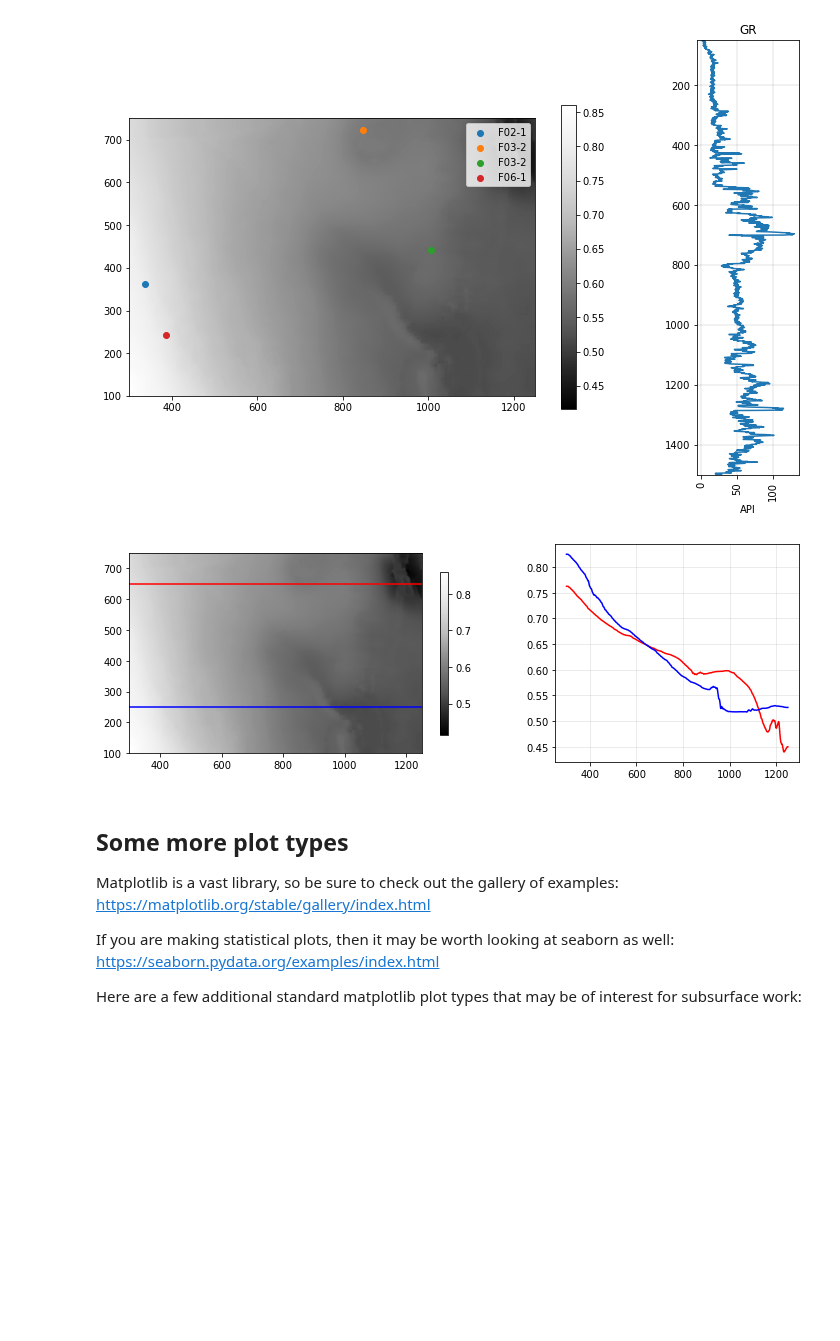
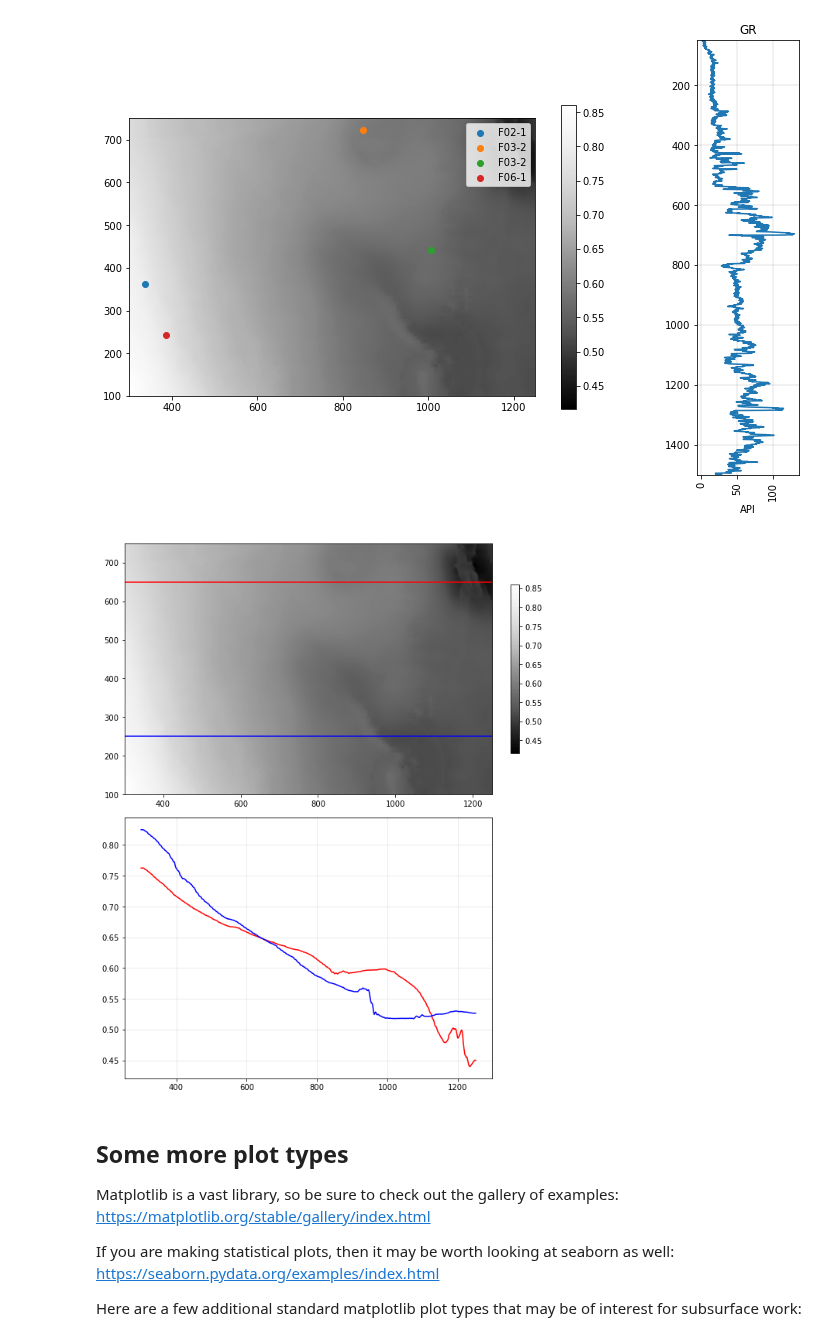
Before and after one commit to agilescientific/geocomputing, a Jupyter notebook: prod/Dealing_with_metadata.ipynb, the cells around one changed output. Drawn from its saved outputs; the diff is of its cells as text; code cells hidden in the pictures; blank space fills up the shorter version.

```diff
--- a/prod/Dealing_with_metadata.ipynb
+++ b/prod/Dealing_with_metadata.ipynb
@@ -16,7 +16,7 @@ import pooch
 # %%
 spot = pooch.create(path='../data', base_url="https://geocomp.s3.amazonaws.com/data/",
                     registry={"F3_8-bit_int.sgy": "md5:cbde973eb6606da843f40aedf07793e4",
-                              "F3_horizon.npy": "md5:9ba4f498ba3e2dfebeaa739aeac68d04",
+                              "F3_horizon.txt": "md5:7812b4193d9563cc8b3df8683ccec127",
                               "F02-1_logs.las": "md5:187cd72ca572f07f50af00c6090e9c40",
                              })
 # %% [markdown]
@@ -253,7 +253,7 @@ wells = {
     'F06-1': well_F06,
 }
 # %%
-fname = spot.fetch('F3_horizon.npy')
-horizon = np.load(fname)
+fname = spot.fetch('F3_horizon.txt')
+horizon = np.loadtxt(fname)
 horizon
 # %% [output]
@@ -392,25 +402,25 @@ w.data['GR'].plot(ax=ax)
 # %%
 # Make a plot showing the horizon on the left and a plot of the profiles along cross-line 150 and 650.
-fig, axs = plt.subplots(ncols=2, figsize=(12, 4), gridspec_kw={'width_ratios':(1.5,1)})
+fig, axs = plt.subplots(nrows=2, figsize=(8, 10), constrained_layout=True)
 
 profile1 = 650
 profile2 = 250
 
 ax = axs[0]
 im = ax.imshow(horizon, cmap='Greys_r', origin='lower',
                 extent=[300, 1250, 100, 750],)
 ax.axhline(profile1, color='red')
 ax.axhline(profile2, color='blue')
-plt.colorbar(im, ax=ax, shrink=0.75)
+fig.colorbar(im, ax=axs[0], shrink=0.65)
 
 ax = axs[1]
 # The -100 is needed to let us use xlines to index into the horizon.
 # index 0 is xline 100, according to line 9, above.
 ax.plot(np.arange(300, 1251), horizon[profile1 - 100], color='red')
 ax.plot(np.arange(300, 1251), horizon[profile2 - 100], color='blue')
 ax.grid('black', alpha=0.3)
 # %% [output]
-[figure, old version]
+[figure, new version]
 # %% [markdown]
 ## Some more plot types
 
```
Also changed, not shown: parts of 7 cells of this notebook.
